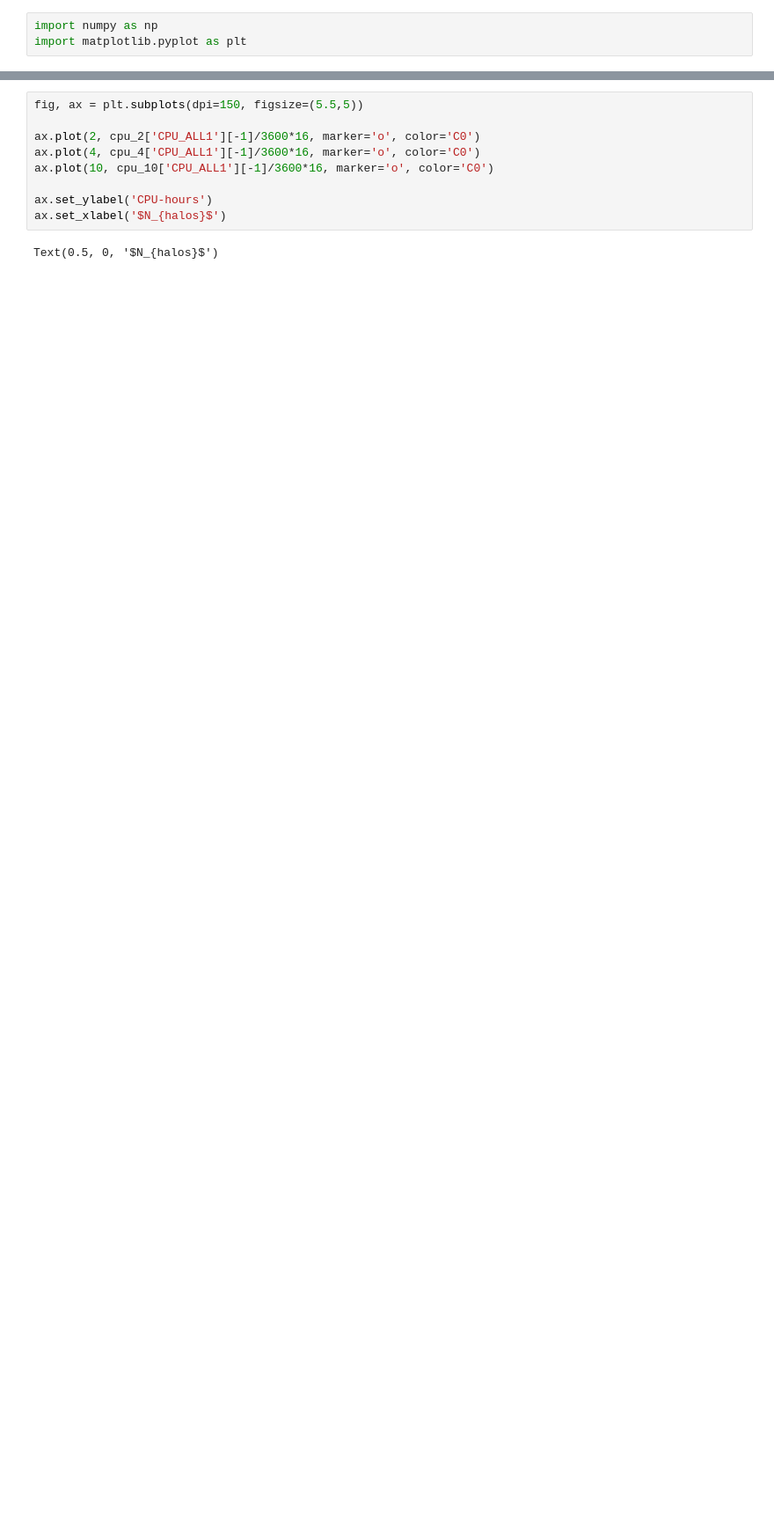
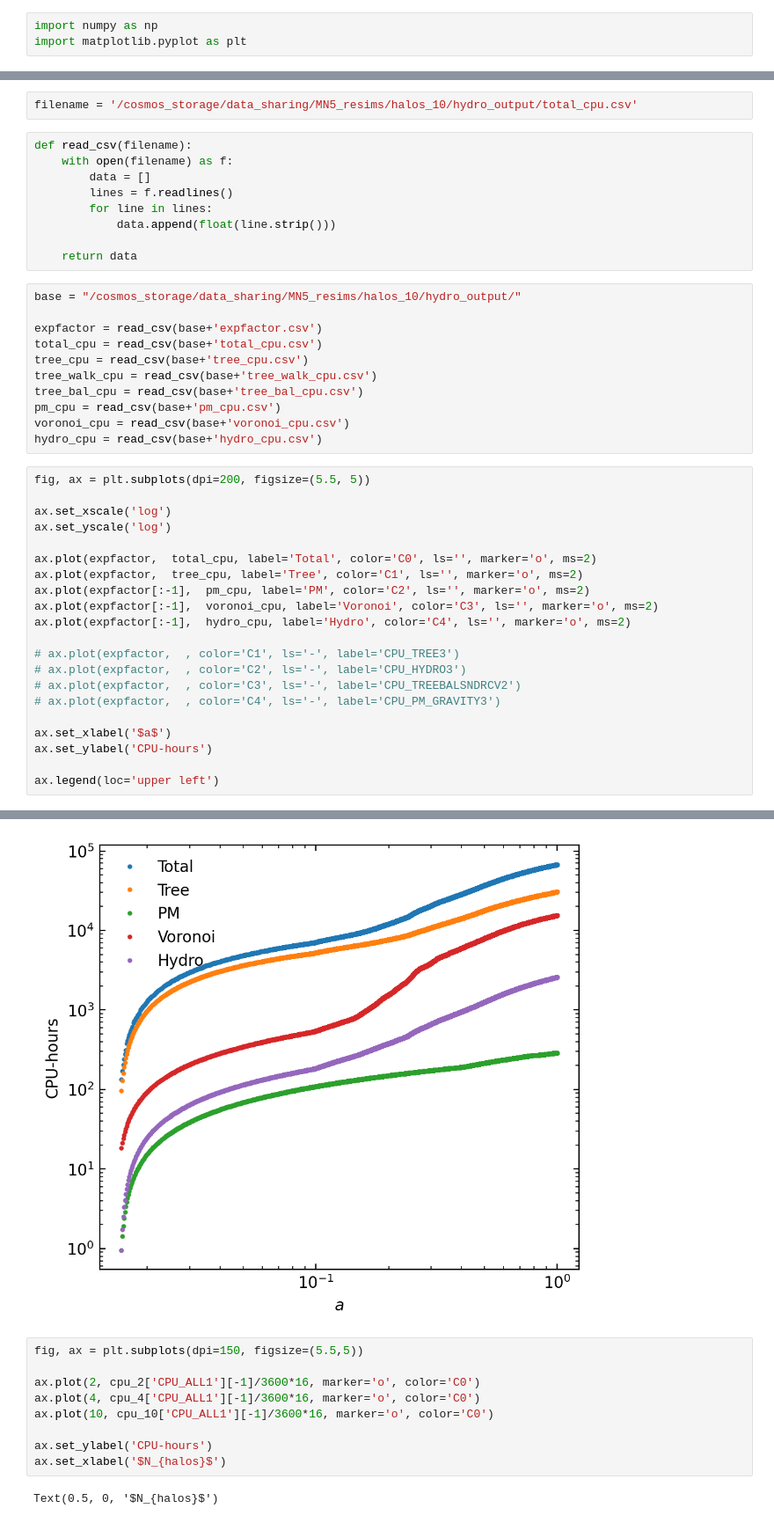
Before and after one commit to fgmaion/MTNG-resims, a Jupyter notebook: Notebooks/scaling_halos_June_13.ipynb, the cells around one changed output, grey strips where cells are left out. Shown at 88% size. Cells and saved outputs as stored; diff of their text form; blank space fills up the shorter version.

Commit message:
New "routine" to read CPU expenses of arepo runs

```diff
--- a/Notebooks/scaling_halos_June_13.ipynb
+++ b/Notebooks/scaling_halos_June_13.ipynb
@@ -39,0 +50,44 @@ cpu_10 = read_cpu(filename=file, skiprows=[373])
+# %%
+filename = '/cosmos_storage/data_sharing/MN5_resims/halos_10/hydro_output/total_cpu.csv'
+# %%
+def read_csv(filename):
+    with open(filename) as f:
+        data = []
+        lines = f.readlines()
+        for line in lines:
+            data.append(float(line.strip()))
+
+    return data
+# %%
+base = "/cosmos_storage/data_sharing/MN5_resims/halos_10/hydro_output/"
+
+expfactor = read_csv(base+'expfactor.csv')
+total_cpu = read_csv(base+'total_cpu.csv')
+tree_cpu = read_csv(base+'tree_cpu.csv')
+tree_walk_cpu = read_csv(base+'tree_walk_cpu.csv')
+tree_bal_cpu = read_csv(base+'tree_bal_cpu.csv')
+pm_cpu = read_csv(base+'pm_cpu.csv')
+voronoi_cpu = read_csv(base+'voronoi_cpu.csv')
+hydro_cpu = read_csv(base+'hydro_cpu.csv')
+# %%
+fig, ax = plt.subplots(dpi=200, figsize=(5.5, 5))
+
+ax.set_xscale('log')
+ax.set_yscale('log')
+
+ax.plot(expfactor,  total_cpu, label='Total', color='C0', ls='', marker='o', ms=2)
+ax.plot(expfactor,  tree_cpu, label='Tree', color='C1', ls='', marker='o', ms=2)
+ax.plot(expfactor[:-1],  pm_cpu, label='PM', color='C2', ls='', marker='o', ms=2)
+ax.plot(expfactor[:-1],  voronoi_cpu, label='Voronoi', color='C3', ls='', marker='o', ms=2)
+ax.plot(expfactor[:-1],  hydro_cpu, label='Hydro', color='C4', ls='', marker='o', ms=2)
+
+# ax.plot(expfactor,  , color='C1', ls='-', label='CPU_TREE3')
+# ax.plot(expfactor,  , color='C2', ls='-', label='CPU_HYDRO3')
+# ax.plot(expfactor,  , color='C3', ls='-', label='CPU_TREEBALSNDRCV2')
+# ax.plot(expfactor,  , color='C4', ls='-', label='CPU_PM_GRAVITY3')
+
+ax.set_xlabel('$a$')
+ax.set_ylabel('CPU-hours')
+
+ax.legend(loc='upper left')
+# %% [output]
@@ -40,3 +95,4 @@ cpu_10 = read_cpu(filename=file, skiprows=[373])
+[figure, added]
 # %%
 fig, ax = plt.subplots(dpi=150, figsize=(5.5,5))
 
```
Also changed, not shown: parts of 6 cells of this notebook.
